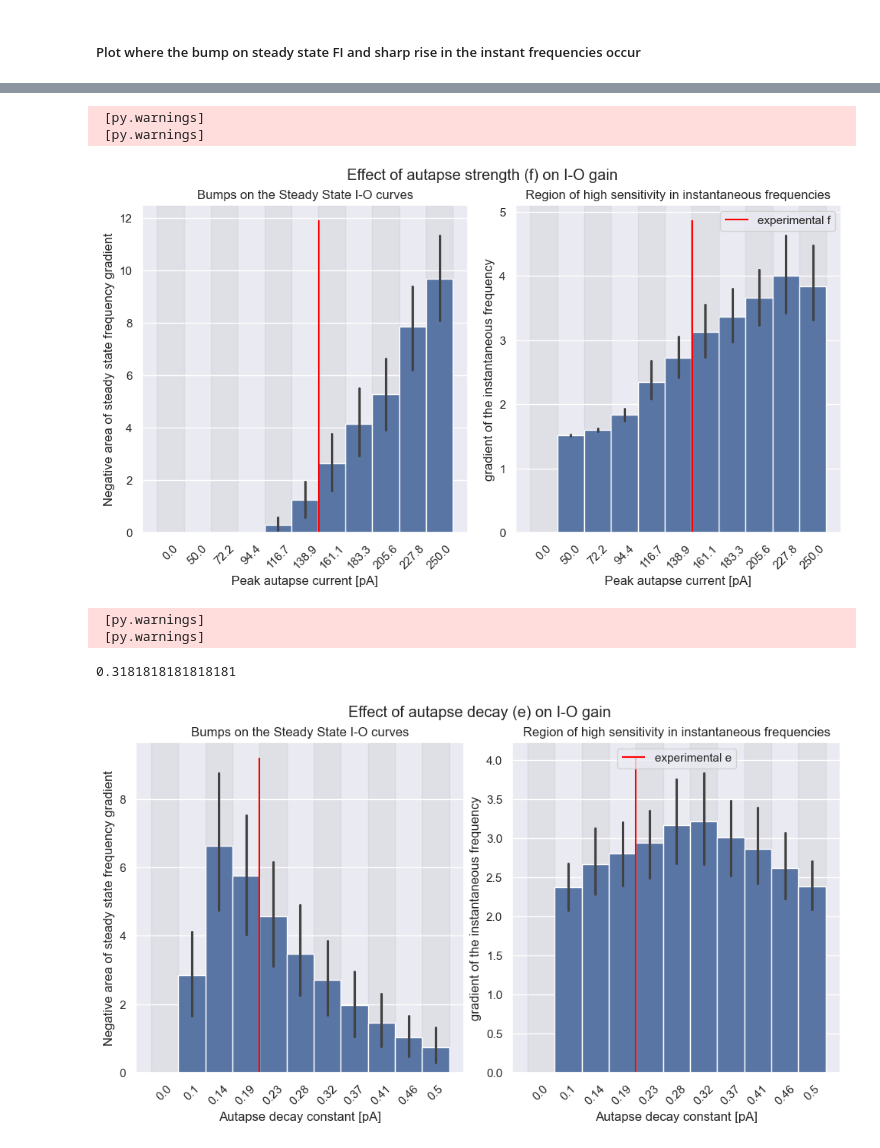
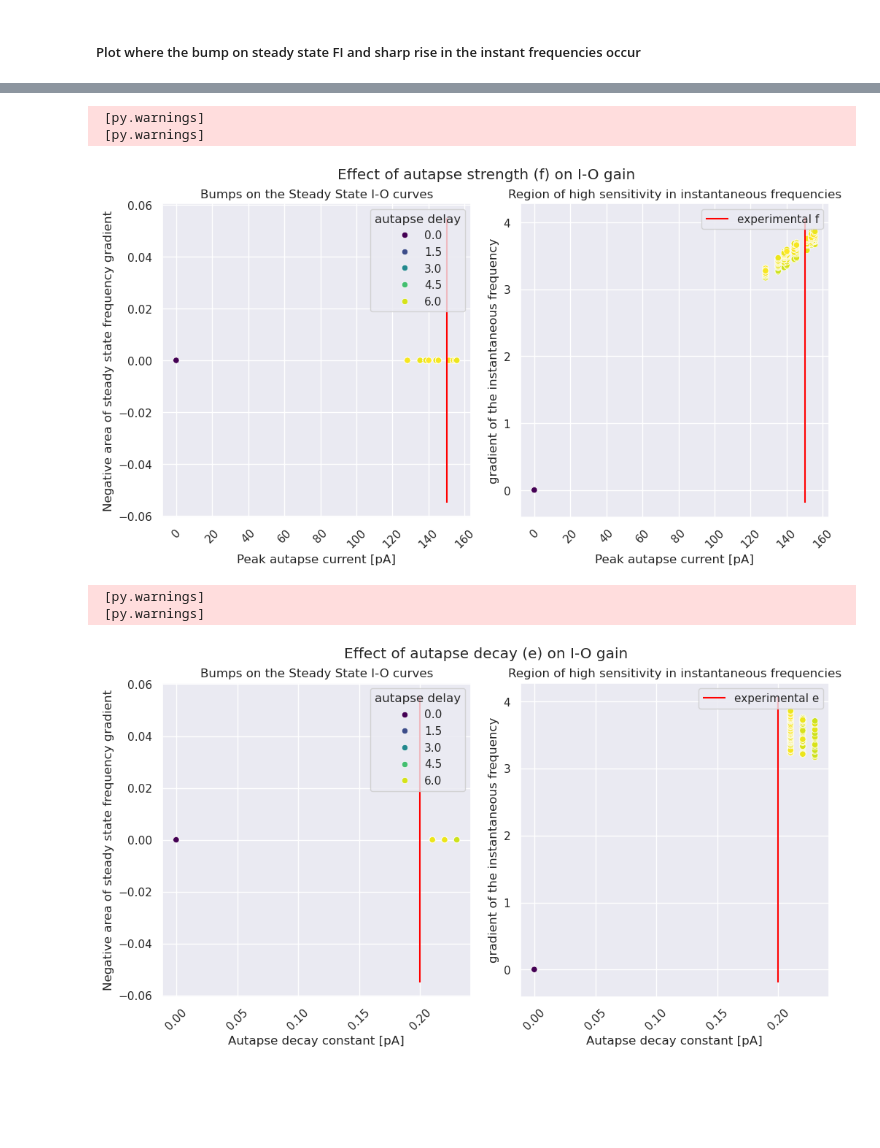
Before and after one commit to liammcs10/AQUA_project, a Jupyter notebook: bursting/derivative_I-O.ipynb, the cells around one changed output, grey strips where cells are left out. Saved outputs shown, nothing was run; the diff lists cells and outputs as text; code cells hidden in the pictures; blank space fills up the shorter version.

```diff
--- a/bursting/derivative_I-O.ipynb
+++ b/bursting/derivative_I-O.ipynb
@@ -32,11 +32,11 @@ import random
 from simulation import get_F
 # %%
 # initial tests on RS_int
-
-neuron = "RS_int_biexp"
+SAVE = False
+neuron = "RS_int_uniform"
 out_dir = f".//{neuron}//"
 
-filename = f"{neuron}_test.pickle"
+filename = f"{neuron}.pickle"
 with open(filename, 'rb') as file:
     df = pickle.load(file)
 
@@ -291,10 +289,10 @@ Plot of derivative metrics as a function of autapse strength
 fig, ax = plt.subplots(1, 2, figsize = (10, 5))
 plt.tight_layout()
 
-#sns.barplot(data = new_df, x = "f value", y = "area steady", hue = "autapse delay", palette = 'viridis', ax = ax[0], width = 1.)
-#sns.barplot(data = new_df, x = "f value", y = "instant gradient", hue = "autapse delay", palette = 'viridis', ax = ax[1], width = 1., legend = False)
-sns.barplot(data = new_df, x = "f value", y = "area steady", ax = ax[0], width = 1.)
-sns.barplot(data = new_df, x = "f value", y = "instant gradient", ax = ax[1], width = 1., legend = False)
+sns.scatterplot(data = new_df, x = "f value", y = "area steady", hue = "autapse delay", palette = 'viridis', ax = ax[0])
+sns.scatterplot(data = new_df, x = "f value", y = "instant gradient", hue = "autapse delay", palette = 'viridis', ax = ax[1], legend = False)
+#sns.barplot(data = new_df, x = "f value", y = "area steady", ax = ax[0], width = 1.)
+#sns.barplot(data = new_df, x = "f value", y = "instant gradient", ax = ax[1], width = 1., legend = False)
 
 """
 # create a legend for the whole figure
@@ -304,42 +302,43 @@ fig.legend(handles, labels, title='Autapse Delay', loc='center right',
            bbox_to_anchor=(1.15, 0.5))
 """
 
+'''
 # Loop through the number of categories on your x-axis
 for i in range(len(new_df["f value"].unique())):
     if i % 2 == 0:
         ax[0].axvspan(i - 0.5, i + 0.5, color='gray', alpha=0.1, zorder=0)
         ax[1].axvspan(i - 0.5, i + 0.5, color='gray', alpha=0.1, zorder=0)
-
+'''
 ax[0].set_ylabel("Negative area of steady state frequency gradient")
 ax[1].set_ylabel("gradient of the instantaneous frequency")
 
 ax[0].set_xticklabels(ax[0].get_xticklabels(), rotation = 45, ha = 'center')
 ax[1].set_xticklabels(ax[1].get_xticklabels(), rotation = 45, ha = 'center')
 
+''' place a vertical red line at the experimental value
 labels = np.array([float(t.get_text()) for t in ax[0].get_xticklabels()])
 diff = labels[2] - labels[1]
 f_exp = 150
 x_pos = (f_exp-50)/diff + 1
-
-ax[0].vlines(x_pos, ax[0].get_ylim()[0], ax[0].get_ylim()[1], color = 'red', label = 'experimental f')
-ax[1].vlines(x_pos, ax[1].get_ylim()[0], ax[1].get_ylim()[1], color = 'red', label = 'experimental f')
+'''
+f_experiment = 150
+ax[0].vlines(f_experiment, ax[0].get_ylim()[0], ax[0].get_ylim()[1], color = 'red', label = 'experimental f')
+ax[1].vlines(f_experiment, ax[1].get_ylim()[0], ax[1].get_ylim()[1], color = 'red', label = 'experimental f')
 plt.legend()
 
 fig.suptitle("Effect of autapse strength (f) on I-O gain", y = 1.05)
 
 ax[0].set_title("Bumps on the Steady State I-O curves")
 ax[1].set_title("Region of high sensitivity in instantaneous frequencies")
 ax[0].set_xlabel("Peak autapse current [pA]")
 ax[1].set_xlabel("Peak autapse current [pA]")
 
-plt.savefig(out_dir + "I-O_barplot_f.png")
-
-
+if SAVE: plt.savefig(out_dir + "I-O_scatter_f.png")
 plt.show()
 # %% [output]
  [py.warnings]
  [py.warnings]
-[figure, old version]
+[figure, new version]
 # %%
 """
 Plot of derivative metrics as a function of autapse strength
@@ -349,10 +348,10 @@ Plot of derivative metrics as a function of autapse strength
 fig, ax = plt.subplots(1, 2, figsize = (10, 5))
 plt.tight_layout()
 
-#sns.barplot(data = new_df, x = "f value", y = "area steady", hue = "autapse delay", palette = 'viridis', ax = ax[0], width = 1.)
-#sns.barplot(data = new_df, x = "f value", y = "instant gradient", hue = "autapse delay", palette = 'viridis', ax = ax[1], width = 1., legend = False)
-sns.barplot(data = new_df, x = "e value", y = "area steady", ax = ax[0], width = 1.)
-sns.barplot(data = new_df, x = "e value", y = "instant gradient", ax = ax[1], width = 1., legend = False)
+sns.scatterplot(data = new_df, x = "e value", y = "area steady", hue = "autapse delay", palette = 'viridis', ax = ax[0])
+sns.scatterplot(data = new_df, x = "e value", y = "instant gradient", hue = "autapse delay", palette = 'viridis', ax = ax[1], legend = False)
+#sns.barplot(data = new_df, x = "e value", y = "area steady", ax = ax[0], width = 1.)
+#sns.barplot(data = new_df, x = "e value", y = "instant gradient", ax = ax[1], width = 1., legend = False)
 
 """
 # create a legend for the whole figure
@@ -362,11 +361,13 @@ fig.legend(handles, labels, title='Autapse Delay', loc='center right',
            bbox_to_anchor=(1.15, 0.5))
 """
 
+'''
 # Loop through the number of categories on your x-axis
 for i in range(len(new_df["e value"].unique())):
     if i % 2 == 0:
         ax[0].axvspan(i - 0.5, i + 0.5, color='gray', alpha=0.1, zorder=0)
         ax[1].axvspan(i - 0.5, i + 0.5, color='gray', alpha=0.1, zorder=0)
+'''
 
 ax[0].set_ylabel("Negative area of steady state frequency gradient")
 ax[1].set_ylabel("gradient of the instantaneous frequency")
@@ -374,6 +375,7 @@ ax[1].set_ylabel("gradient of the instantaneous frequency")
 ax[0].set_xticklabels(ax[0].get_xticklabels(), rotation = 45, ha = 'center')
 ax[1].set_xticklabels(ax[1].get_xticklabels(), rotation = 45, ha = 'center')
 
+''' place vertical line at the experimental value
 labels = np.array([float(t.get_text()) for t in ax[0].get_xticklabels()])
 diff = labels[2] - labels[1]
 e_exp = 0.2
@@ -382,8 +384,11 @@ x_pos = (e_exp-0.1)/diff + 1
 N_e = len(labels)
 e_frac = x_pos/N_e     # the fractional position of the red line from 0->1
 print(e_frac)
-ax[0].vlines(x_pos, ax[0].get_ylim()[0], ax[0].get_ylim()[1], color = 'red', label = 'experimental e')
-ax[1].vlines(x_pos, ax[1].get_ylim()[0], ax[1].get_ylim()[1], color = 'red', label = 'experimental e')
+'''
+
+e_experiment = 0.2
+ax[0].vlines(e_experiment, ax[0].get_ylim()[0], ax[0].get_ylim()[1], color = 'red', label = 'experimental e')
+ax[1].vlines(e_experiment, ax[1].get_ylim()[0], ax[1].get_ylim()[1], color = 'red', label = 'experimental e')
 plt.legend()
 
 
@@ -394,14 +399,13 @@ ax[1].set_title("Region of high sensitivity in instantaneous frequencies")
 ax[0].set_xlabel("Autapse decay constant [pA]")
 ax[1].set_xlabel("Autapse decay constant [pA]")
 
-plt.savefig(out_dir + "I-O_barplot_e.png")
+if SAVE: plt.savefig(out_dir + "I-O_scatter_e.png")
 
 plt.show()
 # %% [output]
  [py.warnings]
  [py.warnings]
-0.3181818181818181
-[figure, old version]
+[figure, new version]
 # %%
 """
 Plot of derivative metrics as a function of autapse strength
```
Also changed, not shown: parts of 5 cells of this notebook, 11 other files.
